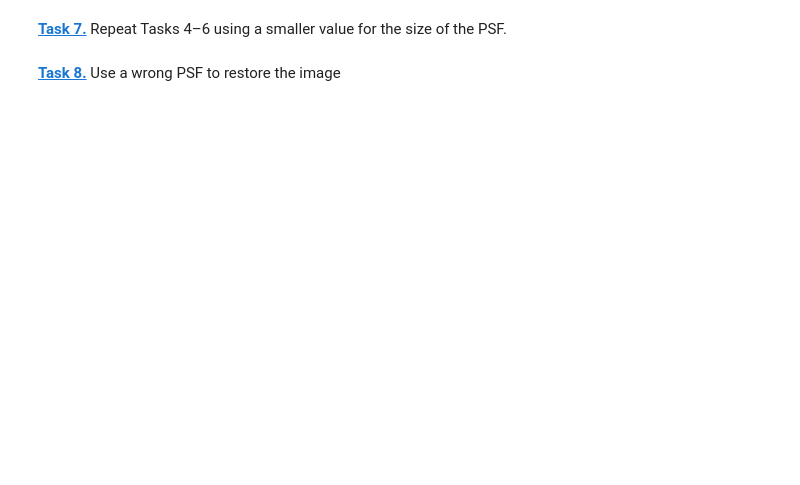
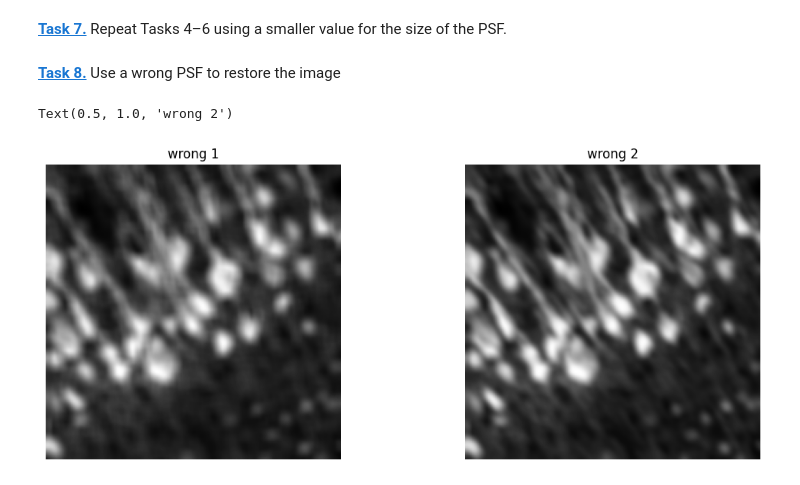
Before and after one commit to JuliaPpp/mobi-fs5-python, a Jupyter notebook: deconvolution.ipynb, the cells around one changed output. Saved outputs shown, nothing was run; the diff lists cells and outputs as text; code cells hidden in the pictures; blank space fills up the shorter version.

```diff
--- a/deconvolution.ipynb
+++ b/deconvolution.ipynb
@@ -154,3 +154,20 @@ plt.show()
 #psf oben druchgetauscht
 # %% [markdown]
 **[Task 8.]()** Use a wrong PSF to restore the image
+# %%
+rl_wrong_1 = richardson_lucy_deconvolution(img_conv, create_psf(10), 10)
+
+rl_wrong_2 = richardson_lucy_deconvolution(img_conv_1, create_psf(10), 10)
+
+plt.figure(figsize=(20,5))
+plt.subplot(1, 3, 1)
+plt.axis('off')
+plt.imshow(img_conv, 'gray')
+plt.title('wrong 1')
+plt.subplot(1, 3, 2)
+plt.axis('off')
+plt.imshow(img_conv_1, 'gray')
+plt.title('wrong 2')
+# %% [output]
+Text(0.5, 1.0, 'wrong 2')
+[figure, added]
```
Also changed, not shown: parts of 6 cells of this notebook.
